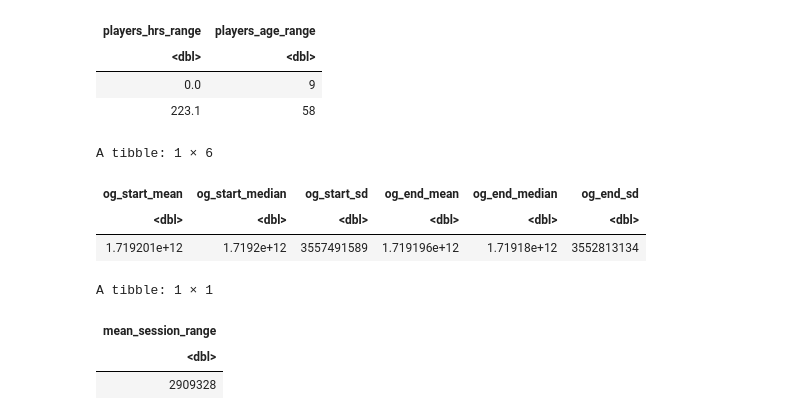
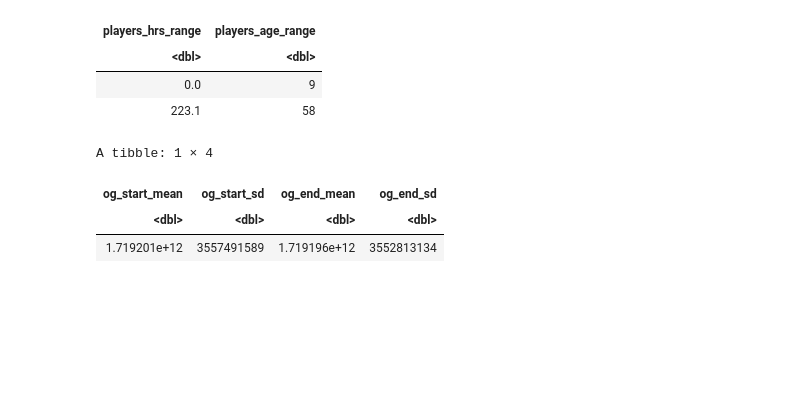
Before and after one commit to angelinahang/dsci-100-2025w1-project-personal-plan-group-42, a Jupyter notebook: ahang_plan.ipynb, the cells around one changed output. Saved outputs shown, nothing was run; the diff lists cells and outputs as text; code cells hidden in the pictures; blank space fills up the shorter version.

Commit message:
finished up project!

```diff
--- a/ahang_plan.ipynb
+++ b/ahang_plan.ipynb
@@ -9,11 +27,11 @@ library(RColorBrewer)
 ### Code Portion
 # %%
 # reading files
-players_data <- read_csv("https://raw.githubusercontent.com/angelinahang/dsci-100-2025w1-project-personal-plan/refs/heads/main/players.csv")
-sessions_data <- read_csv("https://raw.githubusercontent.com/angelinahang/dsci-100-2025w1-project-personal-plan/refs/heads/main/sessions.csv")
+players <- read_csv("https://raw.githubusercontent.com/angelinahang/dsci-100-2025w1-project-personal-plan/refs/heads/main/players.csv")
+sessions <- read_csv("https://raw.githubusercontent.com/angelinahang/dsci-100-2025w1-project-personal-plan/refs/heads/main/sessions.csv")
 
-players_data
-sessions_data
+players
+sessions
 # %% [output]
 Rows: 196 Columns: 7
 ── Column specification ────────────────────────────────────────────────────────
@@ -109,35 +127,22 @@ A tibble: 2 × 2
 # %%
 # summary statistics: sessions data
 # first: quantitative variables: original_start_time, original_end_time
 #    original_end_time has NA values!!
 # shorthand for original: og
 # typical ways to describe quantitative variables in stats:
 #    center (mean and median) and spread (range, SD)
 
-sessions_summary <- sessions_data |>
+sessions_summary <- sessions |>
     summarize(og_start_mean = round(mean(original_start_time), 2),
-              og_start_median = round(median(original_start_time), 2),
               og_start_sd = round(sd(original_start_time), 2),
               og_end_mean = round(mean(original_end_time, na.rm = TRUE), 2),
-              og_end_median = round(median(original_end_time, na.rm = TRUE), 2),
               og_end_sd = round(sd(original_end_time, na.rm = TRUE), 2))
 sessions_summary
-
-# for range, let's define it as session time (the amount of time elapsed
-# between the time the player started playing and the time they ended playing.
-
-sessions_ranges <- sessions_data |>
-    summarize(mean_session_range = mean(original_end_time - original_start_time, na.rm = TRUE))
-sessions_ranges
 # %% [output]
-A tibble: 1 × 6
+A tibble: 1 × 4
-| og_start_mean | og_start_median | og_start_sd | og_end_mean | og_end_median | og_end_sd |
-| <dbl> | <dbl> | <dbl> | <dbl> | <dbl> | <dbl> |
-| 1.719201e+12 | 1.7192e+12 | 3557491589 | 1.719196e+12 | 1.71918e+12 | 3552813134 |
+| og_start_mean | og_start_sd | og_end_mean | og_end_sd |
+| <dbl> | <dbl> | <dbl> | <dbl> |
+| 1.719201e+12 | 3557491589 | 1.719196e+12 | 3552813134 |
-A tibble: 1 × 1
-| mean_session_range |
-| <dbl> |
-| 2909328 |
 # %% [markdown]
 ### Written Portion
 
```
Also changed, not shown: parts of 11 cells of this notebook.
